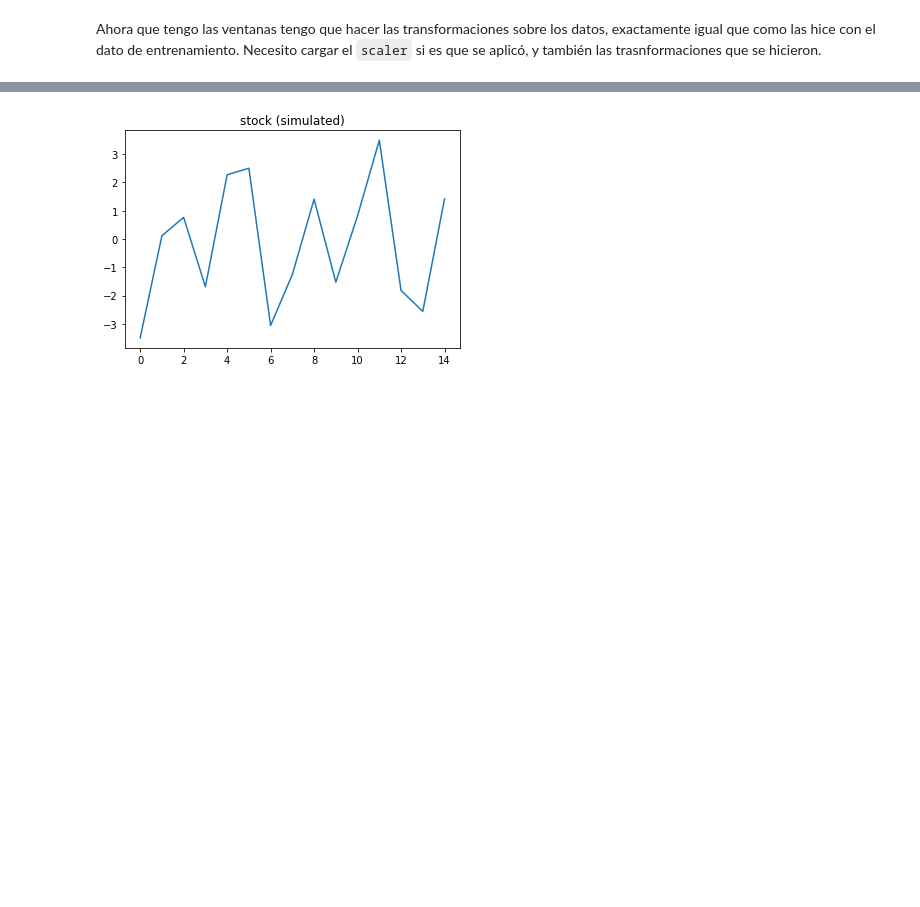
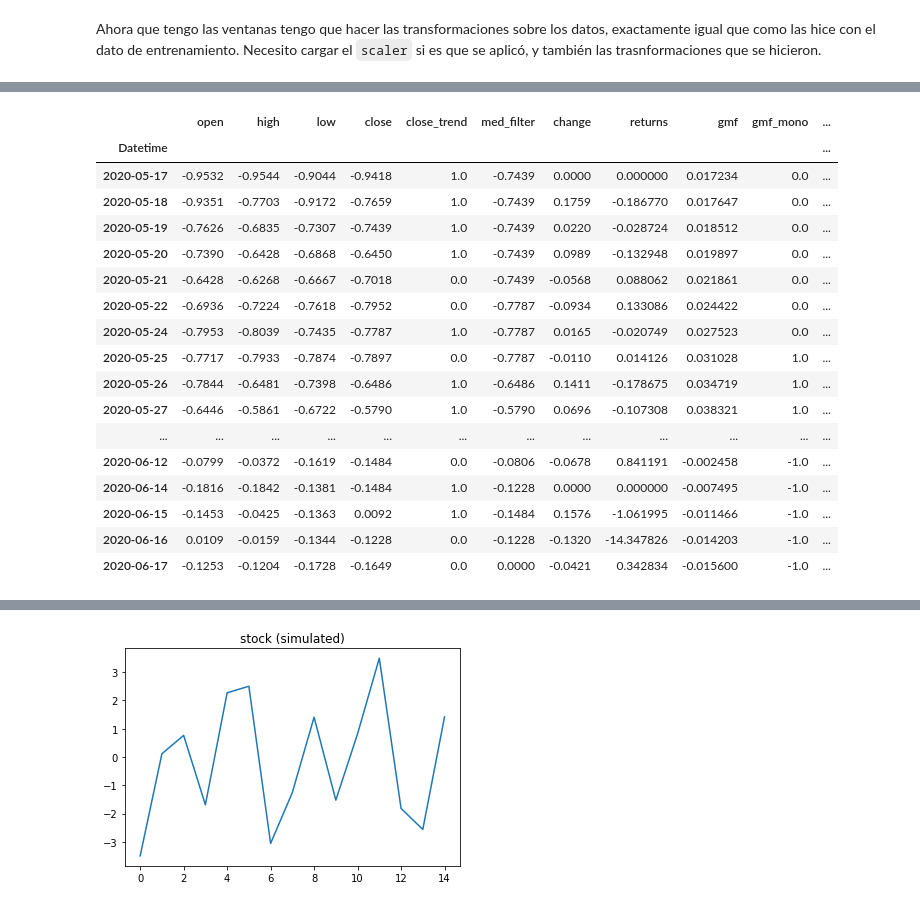
Before and after one commit to renero/trader, a Jupyter notebook: notebooks/windowed prediction.ipynb, the cells around one changed output, grey strips where cells are left out. Cells and saved outputs as stored; diff of their text form; code cells hidden in the pictures; blank space fills up the shorter version.

Commit message:
sequences can now handle preparation of data just for prediction.

```diff
--- a/notebooks/windowed prediction.ipynb
+++ b/notebooks/windowed prediction.ipynb
@@ -139,13 +143,15 @@ Para recoger el dato, lo que voy a hacer es una ventana deslizante de $w$ evento
 
 Para obtener las ventanas utilizo el metodo `rolling` de pandas sobre los datos RAW posteriores que la fecha del ultimo evento utilizado para el training de la red. Es **necesario** eliminar la última ventana, si son del tamaño especificado en los parámetros o hacerlas del tamaño de ventana + 1 si queremos incluir la predicción.
 # %%
+raw = Ticks(params, csv_file=params.input_file)
+
 n_windows = 0
-last_training_date = ticks.last_date_in_training()
-test_df = ticks.raw.loc[ticks.raw.index > last_training_date]
+last_training_date = raw.last_date_in_training()
+test_df = raw.data[params.ohlc].loc[raw.data.index > last_training_date]
 
 rw = test_df.rolling(window=params.window_size)
 
 n_windows = sum([1 if r.shape[0] == params.window_size else 0 for r in rw])
-print(f"Processed {test_df.shape[0]} entries:")
+print(f"Processed {test_df.shape[0]} entries.")
 print(f"Num windows: {n_windows}")
 # %% [output]
@@ -153,3 +159,9 @@ Processed 111 entries:
 Num windows: 84
 # %% [markdown]
 Ahora que tengo las ventanas tengo que hacer las transformaciones sobre los datos, exactamente igual que como las hice con el dato de entrenamiento. Necesito cargar el `scaler` si es que se aplicó, y también las trasnformaciones que se hicieron.
+# %%
+s = None
+for r in rw:
+    s = None if r.shape[0] < params.window_size else r
+    if s is not None:
+        break
@@ -155,0 +172,9 @@ Ahora que tengo las ventanas tengo que hacer las transformaciones sobre los dato
+# %%
+ticks_window = Ticks(params, df=s).scale(
+    "../staging/EURUSD/scaler_EURUSD_2018_2020.bin"
+)
+
+ticks_window.append_indicator(["trend", "median_filter", "change"])
+ticks_window.append_indicator("gmf", monotonic_window=7, mf_window=3, sigma=5)
+ticks_window.append_indicator("gmf_mono", monotonic_window=7, mf_window=3, sigma=5)
+ticks_window.append_indicator("trend", column_name="gmf")
@@ -155,0 +183,21 @@ Ahora que tengo las ventanas tengo que hacer las transformaciones sobre los dato
+# %%
+ticks_window.data
+# %% [output]
+|  | open | high | low | close | close_trend | med_filter | change | returns | gmf | gmf_mono | ... |
+| Datetime |  |  |  |  |  |  |  |  |  |  | ... |
+| 2020-05-17 | -0.9532 | -0.9544 | -0.9044 | -0.9418 | 1.0 | -0.7439 | 0.0000 | 0.000000 | 0.017234 | 0.0 | ... |
+| 2020-05-18 | -0.9351 | -0.7703 | -0.9172 | -0.7659 | 1.0 | -0.7439 | 0.1759 | -0.186770 | 0.017647 | 0.0 | ... |
+| 2020-05-19 | -0.7626 | -0.6835 | -0.7307 | -0.7439 | 1.0 | -0.7439 | 0.0220 | -0.028724 | 0.018512 | 0.0 | ... |
+| 2020-05-20 | -0.7390 | -0.6428 | -0.6868 | -0.6450 | 1.0 | -0.7439 | 0.0989 | -0.132948 | 0.019897 | 0.0 | ... |
+| 2020-05-21 | -0.6428 | -0.6268 | -0.6667 | -0.7018 | 0.0 | -0.7439 | -0.0568 | 0.088062 | 0.021861 | 0.0 | ... |
+| 2020-05-22 | -0.6936 | -0.7224 | -0.7618 | -0.7952 | 0.0 | -0.7787 | -0.0934 | 0.133086 | 0.024422 | 0.0 | ... |
+| 2020-05-24 | -0.7953 | -0.8039 | -0.7435 | -0.7787 | 1.0 | -0.7787 | 0.0165 | -0.020749 | 0.027523 | 0.0 | ... |
+| 2020-05-25 | -0.7717 | -0.7933 | -0.7874 | -0.7897 | 0.0 | -0.7787 | -0.0110 | 0.014126 | 0.031028 | 1.0 | ... |
+| 2020-05-26 | -0.7844 | -0.6481 | -0.7398 | -0.6486 | 1.0 | -0.6486 | 0.1411 | -0.178675 | 0.034719 | 1.0 | ... |
+| 2020-05-27 | -0.6446 | -0.5861 | -0.6722 | -0.5790 | 1.0 | -0.5790 | 0.0696 | -0.107308 | 0.038321 | 1.0 | ... |
+| ... | ... | ... | ... | ... | ... | ... | ... | ... | ... | ... | ... |
+| 2020-06-12 | -0.0799 | -0.0372 | -0.1619 | -0.1484 | 0.0 | -0.0806 | -0.0678 | 0.841191 | -0.002458 | -1.0 | ... |
+| 2020-06-14 | -0.1816 | -0.1842 | -0.1381 | -0.1484 | 1.0 | -0.1228 | 0.0000 | 0.000000 | -0.007495 | -1.0 | ... |
+| 2020-06-15 | -0.1453 | -0.0425 | -0.1363 | 0.0092 | 1.0 | -0.1484 | 0.1576 | -1.061995 | -0.011466 | -1.0 | ... |
+| 2020-06-16 | 0.0109 | -0.0159 | -0.1344 | -0.1228 | 0.0 | -0.1228 | -0.1320 | -14.347826 | -0.014203 | -1.0 | ... |
+| 2020-06-17 | -0.1253 | -0.1204 | -0.1728 | -0.1649 | 0.0 | 0.0000 | -0.0421 | 0.342834 | -0.015600 | -1.0 | ... |
```
Also changed, not shown: parts of 9 cells of this notebook, 4 other files.
